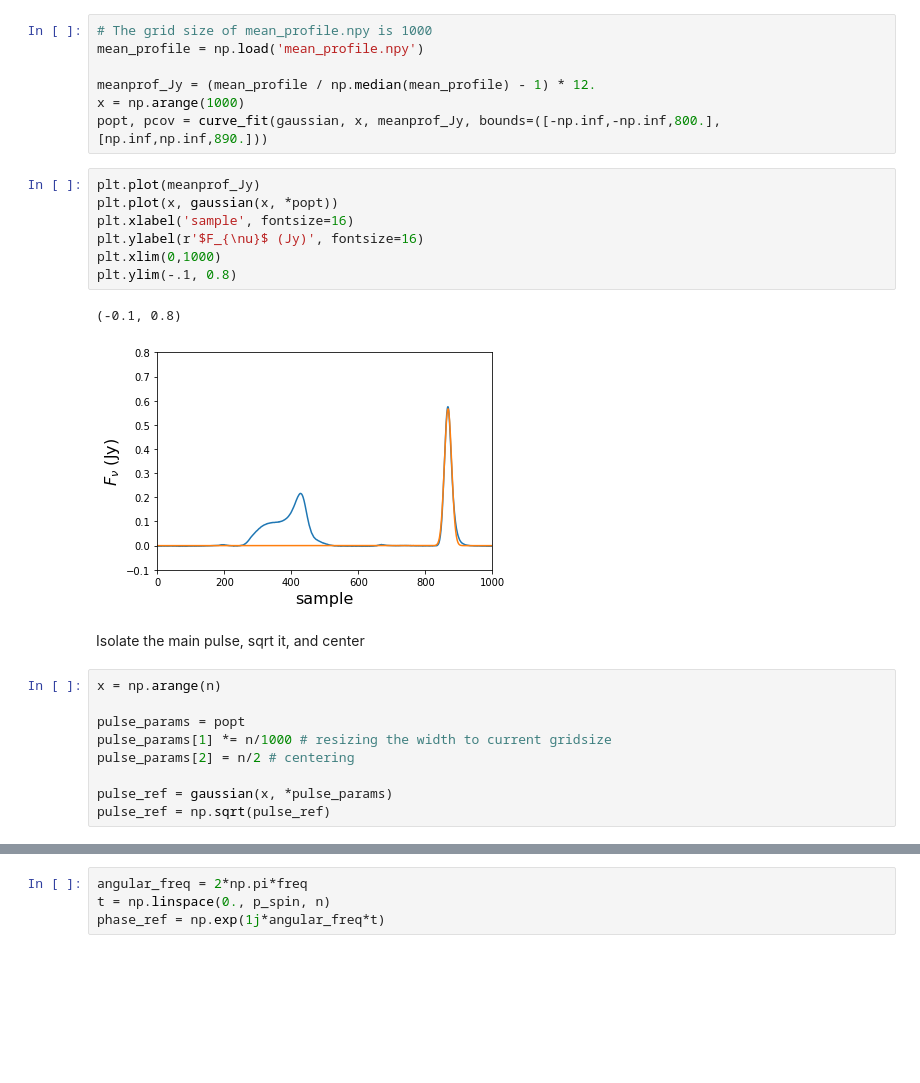
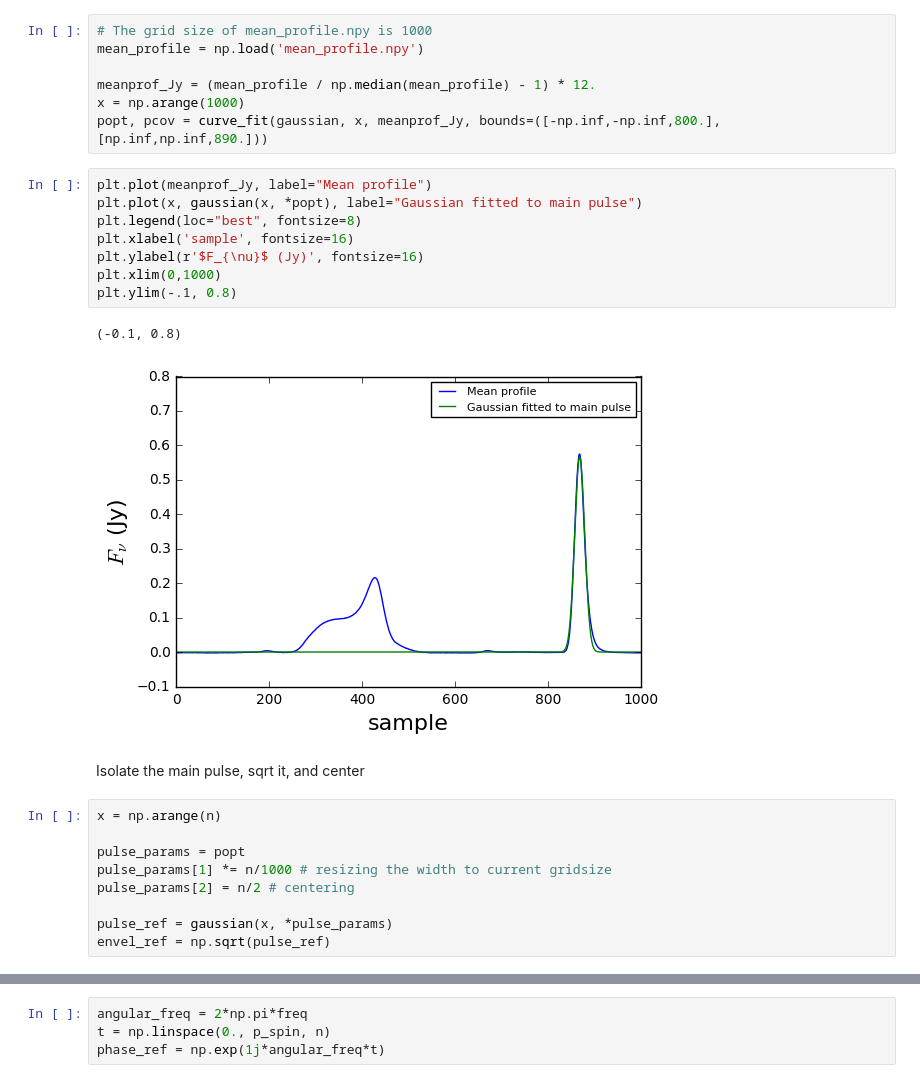
Before and after one commit to quantumfx/binary-lens, a Jupyter notebook: lens_simulation_gauss_pulse.ipynb, the cells around one changed output, grey strips where cells are left out. Drawn from its saved outputs; the diff is of its cells as text; blank space fills up the shorter version.

```diff
--- a/lens_simulation_gauss_pulse.ipynb
+++ b/lens_simulation_gauss_pulse.ipynb
@@ -45,15 +49,16 @@ meanprof_Jy = (mean_profile / np.median(mean_profile) - 1) * 12.
 x = np.arange(1000)
 popt, pcov = curve_fit(gaussian, x, meanprof_Jy, bounds=([-np.inf,-np.inf,800.],[np.inf,np.inf,890.]))
 # %%
-plt.plot(meanprof_Jy)
-plt.plot(x, gaussian(x, *popt))
+plt.plot(meanprof_Jy, label="Mean profile")
+plt.plot(x, gaussian(x, *popt), label="Gaussian fitted to main pulse")
+plt.legend(loc="best", fontsize=8)
 plt.xlabel('sample', fontsize=16)
 plt.ylabel(r'$F_{\nu}$ (Jy)', fontsize=16)
 plt.xlim(0,1000)
 plt.ylim(-.1, 0.8)
 # %% [output]
 (-0.1, 0.8)
-[figure, old version]
+[figure, new version]
 # %% [markdown]
 Isolate the main pulse, sqrt it, and center
 # %%
@@ -64,5 +69,5 @@ pulse_params[1] *= n/1000 # resizing the width to current gridsize
 pulse_params[2] = n/2 # centering
 
 pulse_ref = gaussian(x, *pulse_params)
-pulse_ref = np.sqrt(pulse_ref)
+envel_ref = np.sqrt(pulse_ref)
 # %%
```
Also changed, not shown: parts of 16 cells of this notebook.
